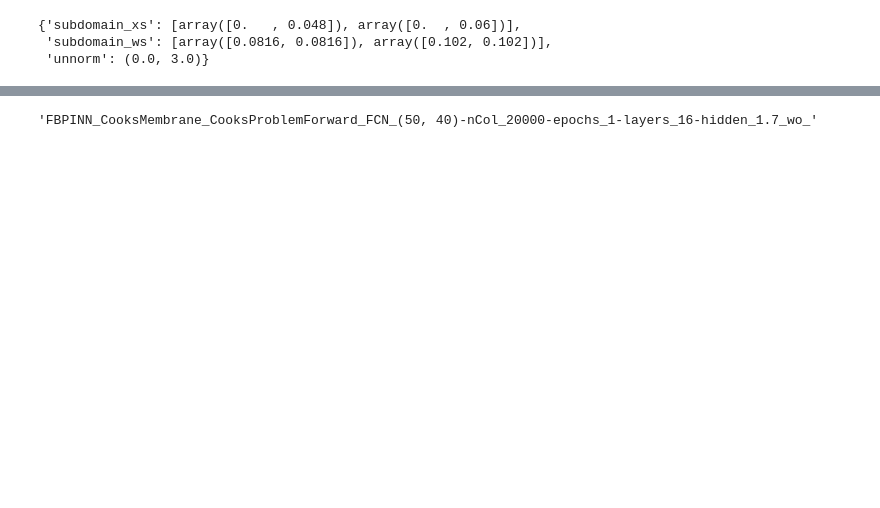
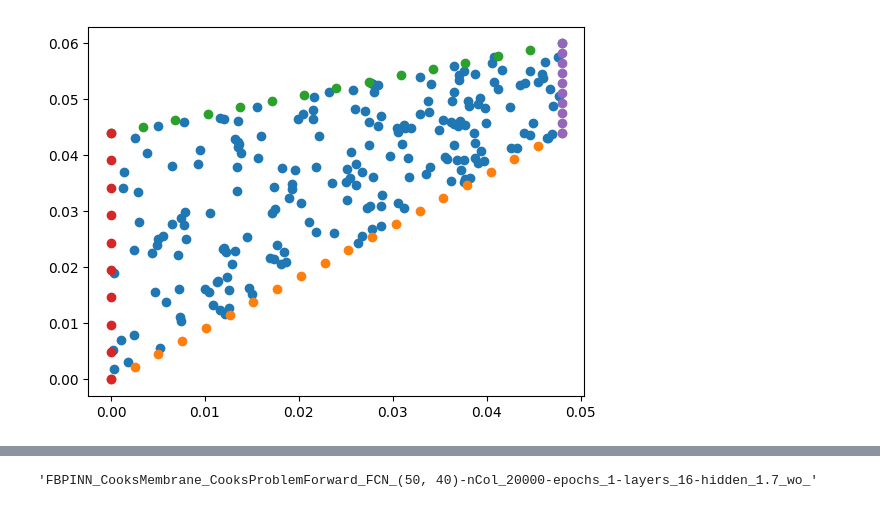
Before and after one commit to tirtho109/MasterThesis, a Jupyter notebook: src/FBPINNs/FBPINNsModelPDE/CooksProblem/cooks.ipynb, the cells around one changed output, grey strips where cells are left out. Saved outputs shown, nothing was run; the diff lists cells and outputs as text; code cells hidden in the pictures; blank space fills up the shorter version.

Commit message:
cooks with domain viz & pinntrainer: Not correctly implemented

```diff
--- a/src/FBPINNs/FBPINNsModelPDE/CooksProblem/cooks.ipynb
+++ b/src/FBPINNs/FBPINNsModelPDE/CooksProblem/cooks.ipynb
@@ -114,33 +114,58 @@ class CooksDomainND(Domain):
                 batch_shape = batch_shapes[2*i+j]
                 if len(ic):
                     xmin_, xmax_ = xmin[ic], xmax[ic]
                     key, subkey = jax.random.split(key)
                     x_batch_ = CooksDomainND._rectangle_samplerND(subkey, sampler, xmin_, xmax_, batch_shape)# (n, xd-1)
                     x_batch = v*jnp.ones((jnp.prod(jnp.array(batch_shape)),xd), dtype=float)
                     x_batch = x_batch.at[:,ic].set(x_batch_)
                 else:
                     assert len(batch_shape) == 1
                     x_batch = v*jnp.ones(batch_shape+(1,), dtype=float)
                 x_batch = vmap(CooksDomainND.transformation_matrix, in_axes=(0, 0, None))(x_batch[:, 0], x_batch[:, 1], x_hat)
                 x_batches.append(x_batch)
         return x_batches
 
     #TODO check norm_fn with Alexander
     @staticmethod
     def norm_fn(all_params, x):
         xmin, xmax = jnp.array([-1.,-1.]), jnp.array([1.,1,])
         #xmin, xmax = jnp.array([0.,0.]), jnp.array([0.048,0.06]) #isoparametric_elememnt
         # xmin, xmax = all_params["static"]["domain"]["xmin"], all_params["static"]["domain"]["xmax"]
         x_hat = jnp.concatenate([corners[:, 0], corners[:, 1]])
         mu, sd = (xmax+xmin)/2, (xmax-xmin)/2
         x = networks.norm(mu, sd, x)
         return x
 
+# corner(left_bottom, left_top, right_top, right_bottom)
 corners = jnp.array([(0., 0.), (0, 0.044), (0.048, 0.060), (0.048, 0.044)])
 domain = CooksDomainND
 domain_init_kwargs = dict(
     corners=corners,
 )
+
+
+# Example 2D Plot
+key = jax.random.PRNGKey(0)
+all_params = {
+    "static": {
+        "domain": {
+            "xd": 2,
+            "corners": corners,
+        }
+    }
+}
+
+batch_shape = (10,20)  # for example
+x_batch = domain.sample_interior(all_params, key, 'uniform', batch_shape)
+
+batch_shapes = ((20,),(15,),(10,),(10,)) # bottom, top, left, right
+x_boundaries = domain.sample_boundaries(all_params, key, 'grid', batch_shapes)
+
+plt.scatter(x_batch[:, 0:1], x_batch[:, 1:2])
+for x_batch_b in x_boundaries:
+        plt.scatter(x_batch_b[:,0], x_batch_b[:,1], )
+# %% [output]
+[figure, added]
 # %%
 # step 2
 
@@ -305,17 +330,3 @@ problem = CooksProblemForward
 problem_init_kwargs = dict(
     lambda_true= 4, mu_true = 5, nbc_points_right = 150, nbc_points_top=150, nbc_points_bottom=150, sd=0.1,
 )
-# %%
-decomposition = RectangularDecompositionND
-subdomain_xs = [np.linspace(0,0.048,2), np.linspace(0,0.060,2)]
-wo = 1.7
-decomposition_init_kwargs = dict(
-    subdomain_xs=subdomain_xs,
-    subdomain_ws=get_subdomain_ws(subdomain_xs, wo),
-    unnorm=(0.,3.),
-)
-decomposition_init_kwargs
-# %% [output]
-{'subdomain_xs': [array([0.   , 0.048]), array([0.  , 0.06])],
- 'subdomain_ws': [array([0.0816, 0.0816]), array([0.102, 0.102])],
- 'unnorm': (0.0, 3.0)}
```
Also changed, not shown: parts of 10 cells of this notebook.
